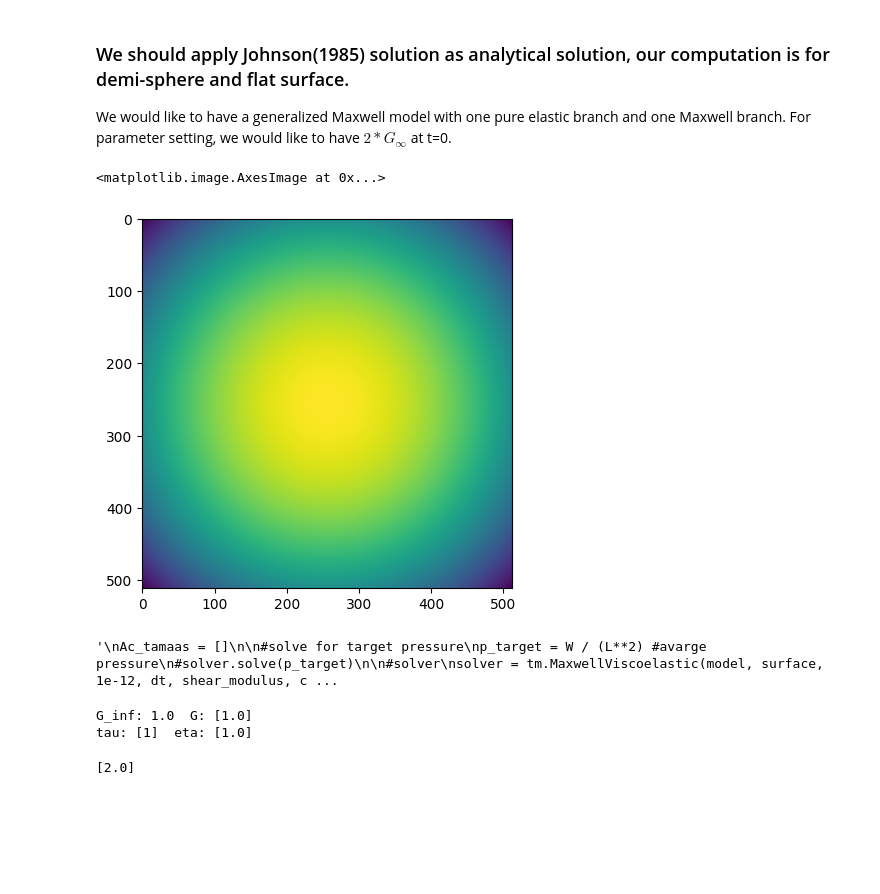
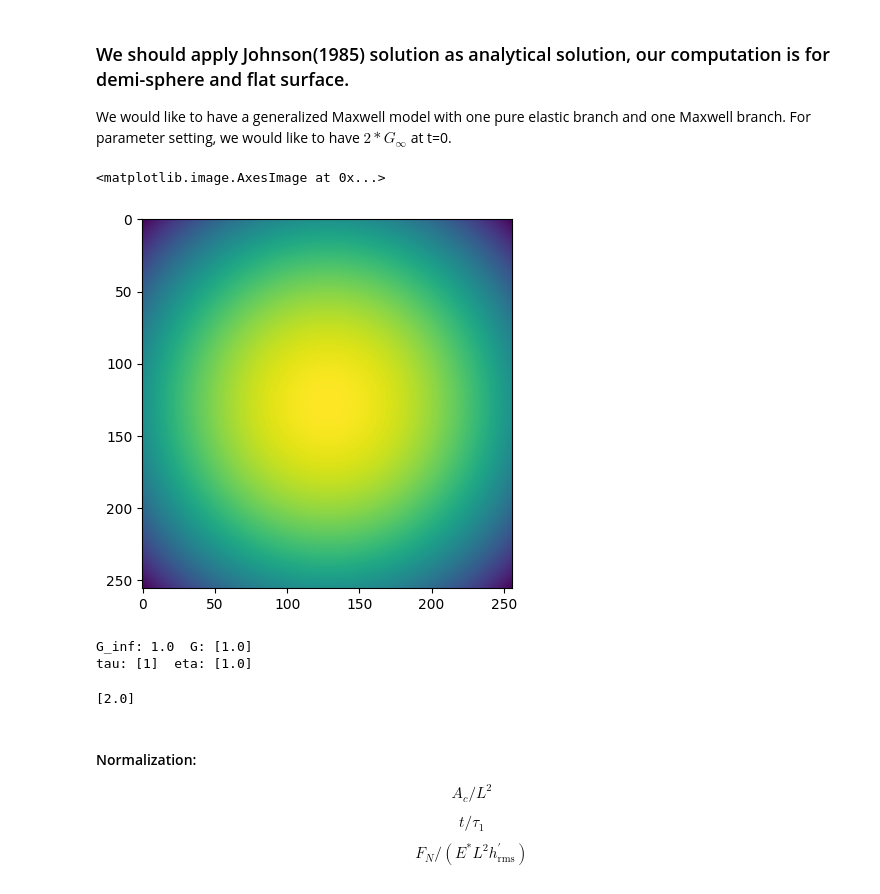
Before and after one commit to NathanLZC/Master-internship-repo-at-Institut-dAlembert, a Jupyter notebook: Week25/convergence_analysis/L2_norm.ipynb, the cells around one changed output. Drawn from its saved outputs; the diff is of its cells as text; code cells hidden in the pictures; blank space fills up the shorter version.

```diff
--- a/Week25/convergence_analysis/L2_norm.ipynb
+++ b/Week25/convergence_analysis/L2_norm.ipynb
@@ -68,67 +68,39 @@ import tamaas.utils
 import numpy as np
 
 # parallel computation
 tm.initialize(8)
 
 # discretization
-n = 512 #[256, 512, 1024]
+n = 256 #[256, 512, 1024]
 
-##time
-t0 = 0
-t1 = 10
-'''
-time_steps = 20
-dt = (t1 - t0)/time_steps
-'''
+
 
 ##load(constant)
 W = 1e0  # Total load
 
-L = 2.  # Domain size
-Radius = 0.1
+L = 1.  # Domain size
+Radius = 0.01
 
 physical_size = [L, L]
 discritization = [n, n]
 model = tm.Model(tm.model_type.basic_2d, physical_size, discritization)
 
 model.E = 3
 model.nu = 0.5
 
 E_star = model.E / (1 - model.nu**2)
 
 shear_modulus = [model.mu]
-characteristic_time = [1] ###????????????
+characteristic_time = [1]
 
 
 #We apply analytical solution in Hertz contact
 surface = tm.utils.hertz_surface(physical_size, discritization,Radius)
 
 plt.imshow(surface)
 # %% [output]
 <matplotlib.image.AxesImage at 0x...>
-[figure, old version]
+[figure, new version]
-# %%
-
-
-'''
-Ac_tamaas = []
-
-#solve for target pressure
-p_target = W / (L**2) #avarge pressure
-#solver.solve(p_target)
-
-#solver
-solver = tm.MaxwellViscoelastic(model, surface, 1e-12, dt, shear_modulus, characteristic_time)
-
-
-for t in np.linspace(t0, t1, time_steps):
-    solver.solve(p_target)
-    Ac_tamaas.append(np.mean(model.traction > 0)*L**2)
-
-np.save('Ac_tamaas', Ac_tamaas)#np.save(f"Ac_tamaas_{n}", Ac_tamaas)
-'''
-# %% [output]
-'\nAc_tamaas = []\n\n#solve for target pressure\np_target = W / (L**2) #avarge pressure\n#solver.solve(p_target)\n\n#solver\nsolver = tm.MaxwellViscoelastic(model, surface, 1e-12, dt, shear_modulus, c ...
 # %%
 G_inf = model.mu
 G = shear_modulus
@@ -177,3 +146,17 @@ tau_c
 G_inf: 1.0  G: [1.0]
 tau: [1]  eta: [1.0]
 [2.0]
+# %% [markdown]
+#### Normalization:
+
+$$
+A_c / L^2
+$$
+
+$$
+t / \tau_1
+$$
+
+$$
+F_N /\left(E^* L^2 h^\prime_{\mathrm{rms}}\right)
+$$
```
Also changed, not shown: parts of 6 cells of this notebook, 2 other files.
